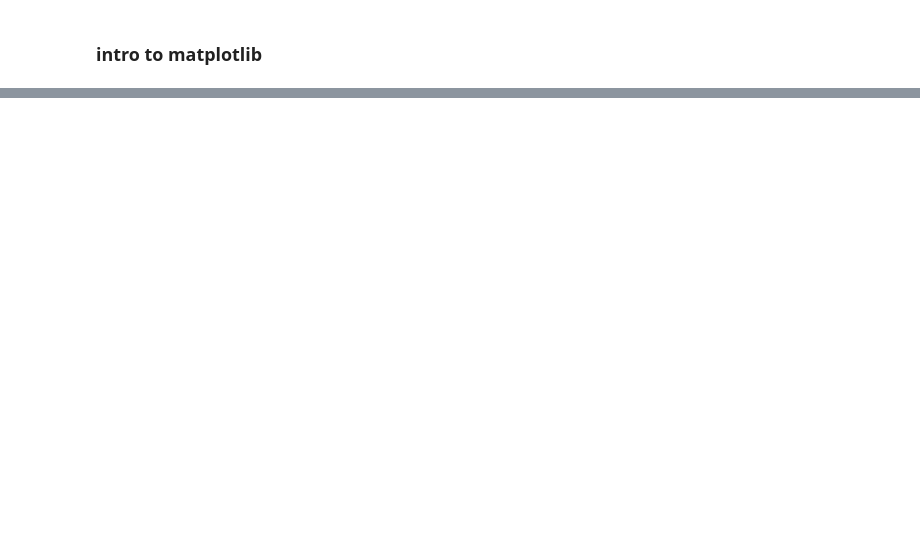
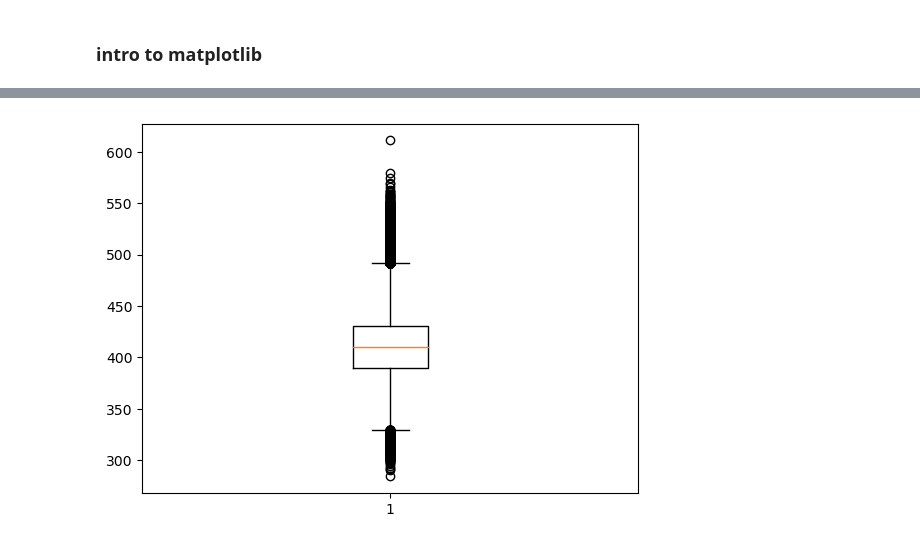
Before and after one commit to mollyhennessy/OIM3640_SP23, a Jupyter notebook: 08-files & matplotlib.ipynb, the cells around one changed output, grey strips where cells are left out. Drawn from its saved outputs; the diff is of its cells as text; code cells hidden in the pictures; blank space fills up the shorter version.

```diff
--- a/08-files & matplotlib.ipynb
+++ b/08-files & matplotlib.ipynb
@@ -101,0 +124,4 @@ plt.show()
+# %%
+plt.boxplot(prices);
+# %% [output]
+[figure, added]
```
Also changed, not shown: parts of 14 cells of this notebook, 10 other files.
